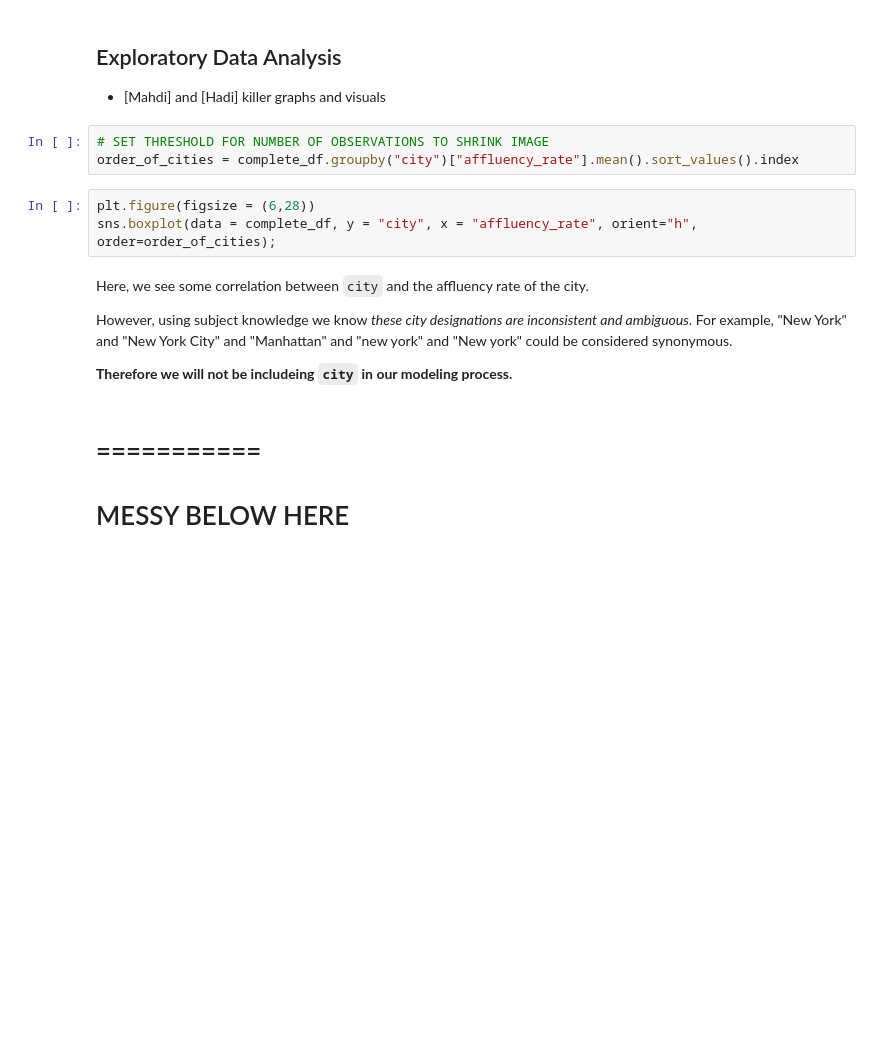
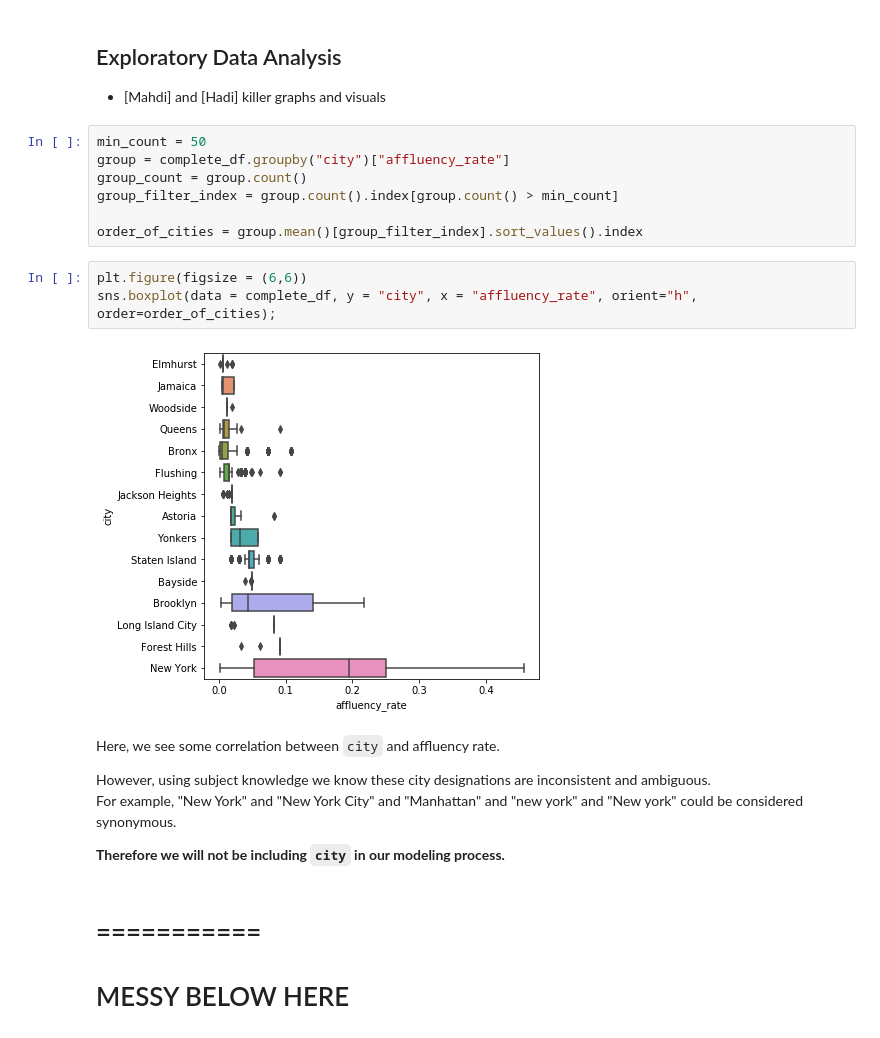
Before and after one commit to Shaddyjr/predicting_affluence_using_yelp, a Jupyter notebook: client_project_notebook.ipynb, the cells around one changed output. Saved outputs shown, nothing was run; the diff lists cells and outputs as text; blank space fills up the shorter version.

```diff
--- a/client_project_notebook.ipynb
+++ b/client_project_notebook.ipynb
@@ -526,18 +554,25 @@ incomplete_df["location_cluster"] = km.predict(incomplete_df[["latitude","longit
 # %% [markdown]
 ## Exploratory Data Analysis
 - [Mahdi] and [Hadi] killer graphs and visuals
-# %%
-# SET THRESHOLD FOR NUMBER OF OBSERVATIONS TO SHRINK IMAGE
-order_of_cities = complete_df.groupby("city")["affluency_rate"].mean().sort_values().index
+# %%
+min_count = 50
+group = complete_df.groupby("city")["affluency_rate"]
+group_count = group.count()
+group_filter_index = group.count().index[group.count() > min_count]
+
+order_of_cities = group.mean()[group_filter_index].sort_values().index
 # %%
-plt.figure(figsize = (6,28))
+plt.figure(figsize = (6,6))
 sns.boxplot(data = complete_df, y = "city", x = "affluency_rate", orient="h", order=order_of_cities);
+# %% [output]
+[figure, added]
 # %% [markdown]
-Here, we see some correlation between `city` and the affluency rate of the city.
+Here, we see some correlation between `city` and affluency rate.
 
-However, using subject knowledge we know _these city designations are inconsistent and ambiguous_. For example, "New York" and "New York City" and "Manhattan" and "new york" and "New york" could be considered synonymous.
+However, using subject knowledge we know these city designations are inconsistent and ambiguous.
+For example, "New York" and "New York City" and "Manhattan" and "new york" and "New york" could be considered synonymous.
 
-__Therefore we will not be includeing `city` in our modeling process.__
+__Therefore we will not be including `city` in our modeling process.__
 # %% [markdown]
 # ===========
 # MESSY BELOW HERE
```
Also changed, not shown: parts of 51 cells of this notebook, 5 other files.
